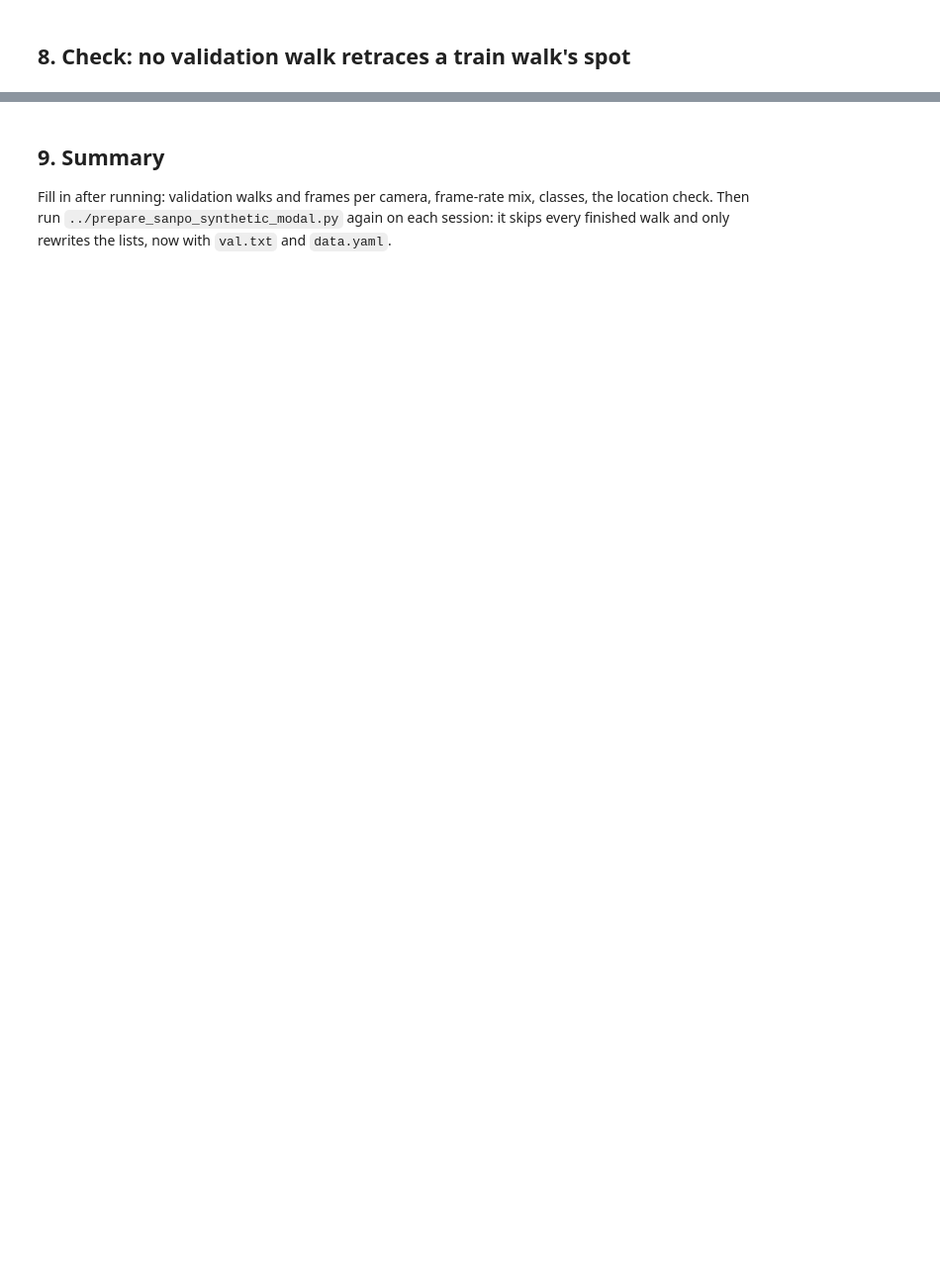
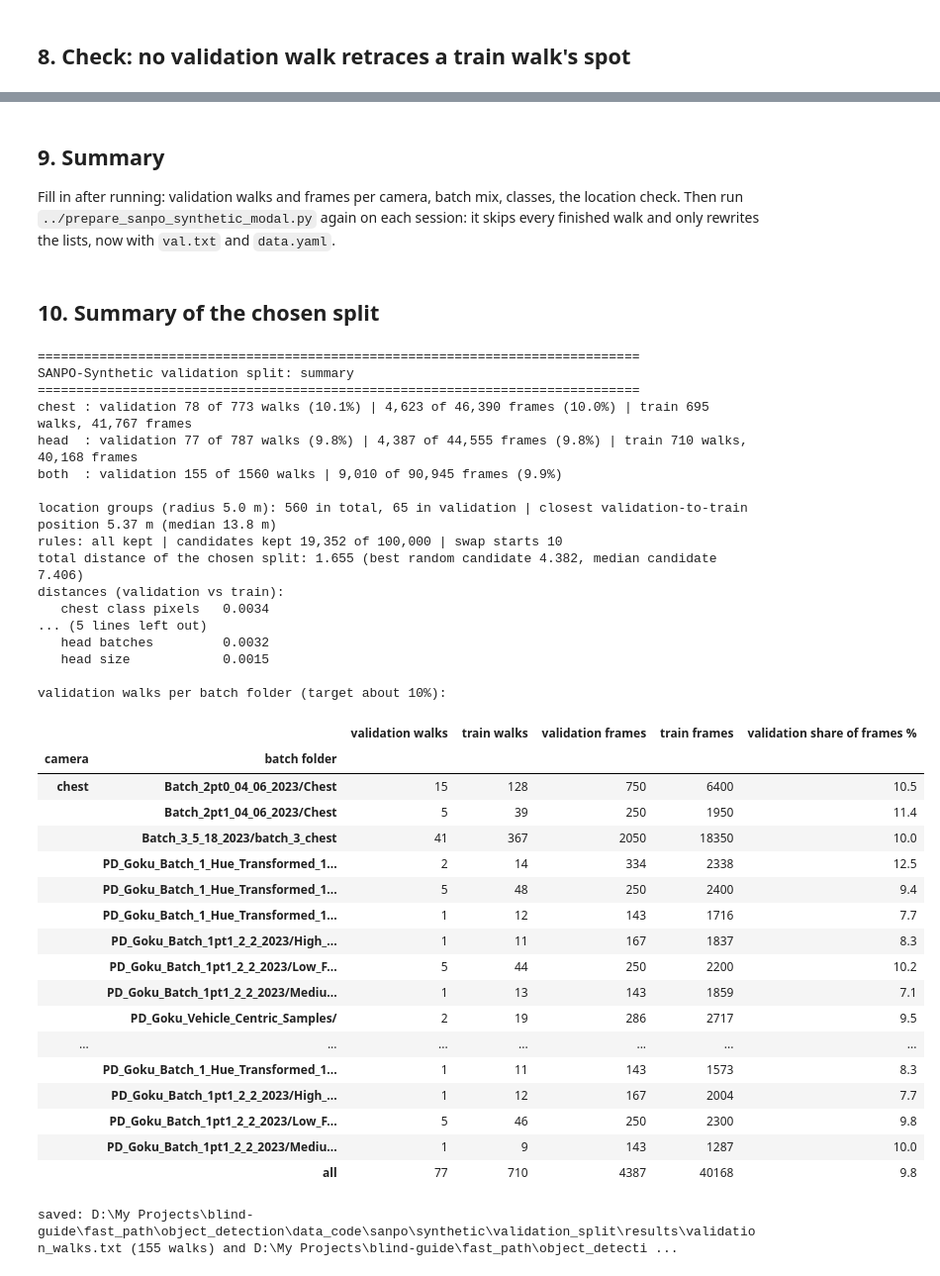
Before and after one commit to Alpha-AI-Systems/blind-guide, a Jupyter notebook: fast_path/object_detection/data_code/sanpo/synthetic/validation_split/validation_split.ipynb, the cells around one changed output, grey strips where cells are left out. Shown at 99% size. Drawn from its saved outputs; the diff is of its cells as text; code cells hidden in the pictures; blank space fills up the shorter version.

```diff
--- a/fast_path/object_detection/data_code/sanpo/synthetic/validation_split/validation_split.ipynb
+++ b/fast_path/object_detection/data_code/sanpo/synthetic/validation_split/validation_split.ipynb
@@ -372,6 +625,80 @@ assert nearest.min() > LOCATION_RADIUS_M
 # %% [markdown]
 ## 9. Summary
 
-Fill in after running: validation walks and frames per camera, frame-rate mix, classes, the location check. Then run
+Fill in after running: validation walks and frames per camera, batch mix, classes, the location check. Then run
 `../prepare_sanpo_synthetic_modal.py` again on each session: it skips every finished walk and only rewrites the lists,
 now with `val.txt` and `data.yaml`.
+# %% [markdown]
+## 10. Summary of the chosen split
+# %%
+print("=" * 78)
+print("SANPO-Synthetic validation split: summary")
+print("=" * 78)
+totals = {"validation walks": 0, "train walks": 0, "validation frames": 0, "train frames": 0}
+for camera in cameras:
+    mine = camera_of_walk == camera
+    numbers = {"validation walks": int((is_chosen & mine).sum()), "train walks": int((~is_chosen & mine).sum()),
+               "validation frames": int(walk_frames[is_chosen & mine].sum()),
+               "train frames": int(walk_frames[~is_chosen & mine].sum())}
+    for key, value in numbers.items():
+        totals[key] += value
+    share = numbers["validation frames"] / (numbers["validation frames"] + numbers["train frames"])
+    print(f"{camera:<6}: validation {numbers['validation walks']} of {int(mine.sum())} walks "
+          f"({numbers['validation walks'] / mine.sum():.1%}) | {numbers['validation frames']:,} of "
+          f"{numbers['validation frames'] + numbers['train frames']:,} frames ({share:.1%}) | train "
+          f"{numbers['train walks']} walks, {numbers['train frames']:,} frames")
+print(f"both  : validation {totals['validation walks']} of {len(sessions)} walks | {totals['validation frames']:,} of "
+      f"{totals['validation frames'] + totals['train frames']:,} frames "
+      f"({totals['validation frames'] / (totals['validation frames'] + totals['train frames']):.1%})")
+print(f"\nlocation groups (radius {LOCATION_RADIUS_M} m): {len(group_members)} in total, "
+      f"{len(set(walk_group[is_chosen]))} in validation | closest validation-to-train position {nearest.min():.2f} m "
+      f"(median {np.median(nearest):.1f} m)")
+print(f"rules: {'all kept' if not broken_rules(is_chosen) else broken_rules(is_chosen)} | candidates kept "
+      f"{candidates_kept:,} of {CANDIDATES:,} | swap starts {SWAP_STARTS}")
+print(f"total distance of the chosen split: {total_distance(is_chosen):.3f} (best random candidate "
+      f"{distances['total'].min():.3f}, median candidate {distances['total'].median():.3f})")
+print("distances (validation vs train):")
+for name, value in split_distances(is_chosen).items():
+    print(f"   {name:<20} {value:.4f}")
+print("\nvalidation walks per batch folder (target about 10%):")
+display(size_table[["validation walks", "train walks", "validation frames", "train frames",
+                    "validation share of frames %"]])
+print(f"saved: {RESULTS_DIR / 'validation_walks.txt'} ({len(chosen_walks)} walks) and "
+      f"{RESULTS_DIR / 'validation_split.json'}")
+# %% [output]
+==============================================================================
+SANPO-Synthetic validation split: summary
+==============================================================================
+chest : validation 78 of 773 walks (10.1%) | 4,623 of 46,390 frames (10.0%) | train 695 walks, 41,767 frames
+head  : validation 77 of 787 walks (9.8%) | 4,387 of 44,555 frames (9.8%) | train 710 walks, 40,168 frames
+both  : validation 155 of 1560 walks | 9,010 of 90,945 frames (9.9%)
+
+location groups (radius 5.0 m): 560 in total, 65 in validation | closest validation-to-train position 5.37 m (median 13.8 m)
+rules: all kept | candidates kept 19,352 of 100,000 | swap starts 10
+total distance of the chosen split: 1.655 (best random candidate 4.382, median candidate 7.406)
+distances (validation vs train):
+   chest class pixels   0.0034
+... (5 lines left out)
+   head batches         0.0032
+   head size            0.0015
+
+validation walks per batch folder (target about 10%):
+|  |  | validation walks | train walks | validation frames | train frames | validation share of frames % |
+| camera | batch folder |  |  |  |  |  |
+| chest | Batch_2pt0_04_06_2023/Chest | 15 | 128 | 750 | 6400 | 10.5 |
+|  | Batch_2pt1_04_06_2023/Chest | 5 | 39 | 250 | 1950 | 11.4 |
+|  | Batch_3_5_18_2023/batch_3_chest | 41 | 367 | 2050 | 18350 | 10.0 |
+|  | PD_Goku_Batch_1_Hue_Transformed_1... | 2 | 14 | 334 | 2338 | 12.5 |
+|  | PD_Goku_Batch_1_Hue_Transformed_1... | 5 | 48 | 250 | 2400 | 9.4 |
+|  | PD_Goku_Batch_1_Hue_Transformed_1... | 1 | 12 | 143 | 1716 | 7.7 |
+|  | PD_Goku_Batch_1pt1_2_2_2023/High_... | 1 | 11 | 167 | 1837 | 8.3 |
+|  | PD_Goku_Batch_1pt1_2_2_2023/Low_F... | 5 | 44 | 250 | 2200 | 10.2 |
+|  | PD_Goku_Batch_1pt1_2_2_2023/Mediu... | 1 | 13 | 143 | 1859 | 7.1 |
+|  | PD_Goku_Vehicle_Centric_Samples/ | 2 | 19 | 286 | 2717 | 9.5 |
+| ... | ... | ... | ... | ... | ... | ... |
+|  | PD_Goku_Batch_1_Hue_Transformed_1... | 1 | 11 | 143 | 1573 | 8.3 |
+|  | PD_Goku_Batch_1pt1_2_2_2023/High_... | 1 | 12 | 167 | 2004 | 7.7 |
+|  | PD_Goku_Batch_1pt1_2_2_2023/Low_F... | 5 | 46 | 250 | 2300 | 9.8 |
+|  | PD_Goku_Batch_1pt1_2_2_2023/Mediu... | 1 | 9 | 143 | 1287 | 10.0 |
+|  | all | 77 | 710 | 4387 | 40168 | 9.8 |
+saved: D:\My Projects\blind-guide\fast_path\object_detection\data_code\sanpo\synthetic\validation_split\results\validation_walks.txt (155 walks) and D:\My Projects\blind-guide\fast_path\object_detecti ...
```
Also changed, not shown: parts of 14 cells of this notebook, 16 other files.
